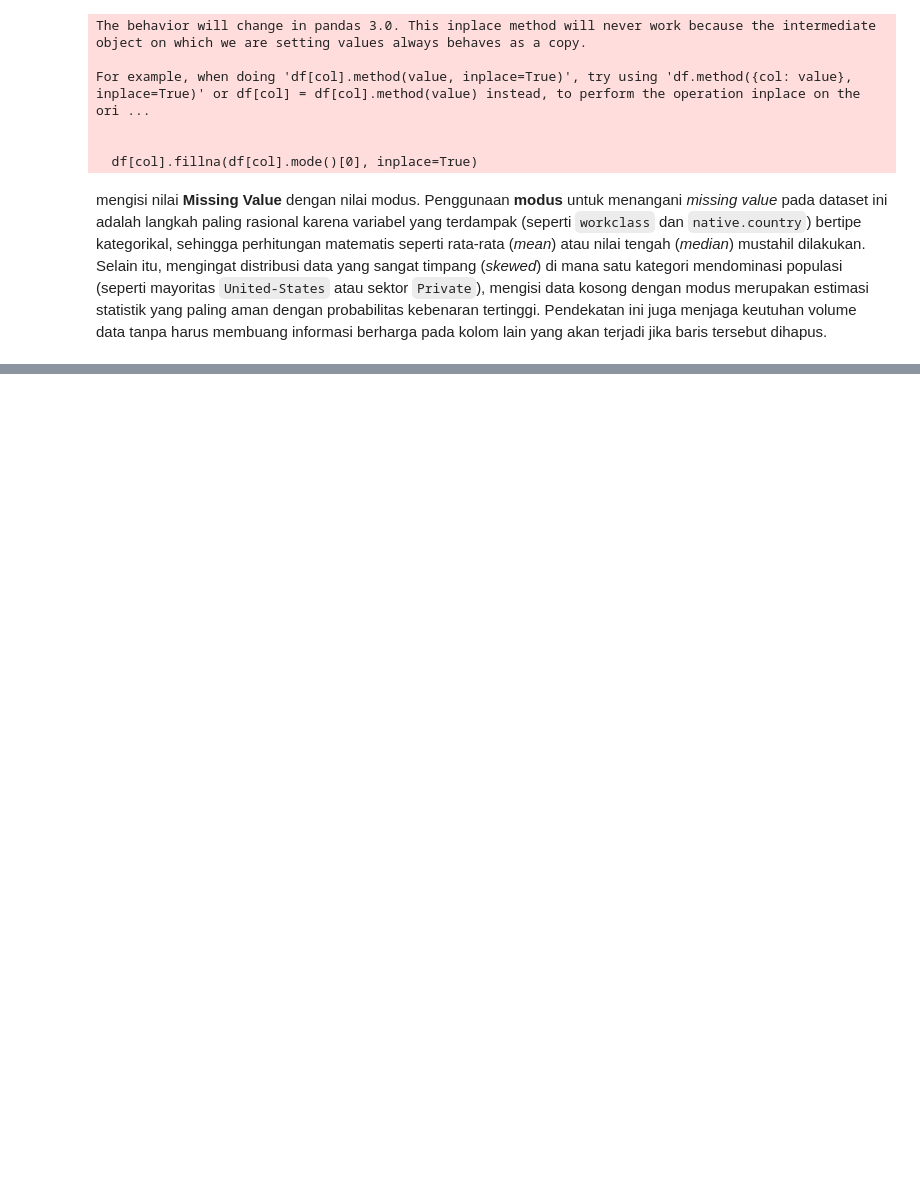
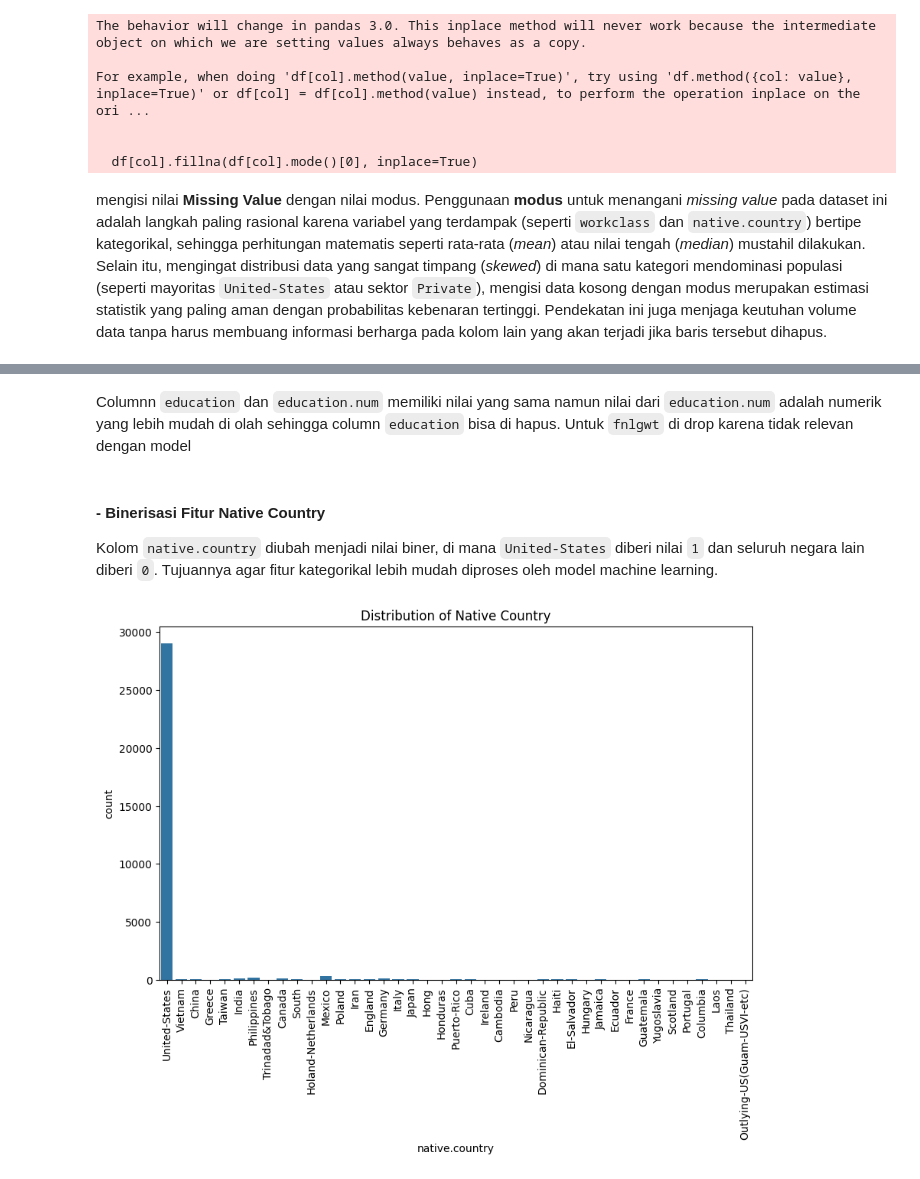
Before and after one commit to firmannaibaho/Tubes_PrakML, a Jupyter notebook: tubes.ipynb, the cells around one changed output, grey strips where cells are left out. Cells and saved outputs as stored; diff of their text form; code cells hidden in the pictures; blank space fills up the shorter version.

```diff
--- a/tubes.ipynb
+++ b/tubes.ipynb
@@ -192 +213,16 @@ Penerapan teknik **Binning** pada dataset ini dilakukan untuk alasan-alasan stat
+# %%
+df.drop(['fnlwgt','education'], axis=1, inplace=True)
+# %% [markdown]
+Columnn `education` dan `education.num` memiliki nilai yang sama namun nilai dari `education.num` adalah numerik yang lebih mudah di olah sehingga column `education` bisa di hapus. Untuk `fnlgwt` di drop karena tidak relevan dengan model
+# %% [markdown]
+#### - Binerisasi Fitur Native Country
+Kolom `native.country` diubah menjadi nilai biner, di mana `United-States` diberi nilai `1` dan seluruh negara lain diberi `0`. Tujuannya agar fitur kategorikal lebih mudah diproses oleh model machine learning.
+# %%
+figure = plt.figure(figsize=(10, 6))
+sns.countplot(data=df, x='native.country')
+plt.title('Distribution of Native Country')
+plt.xticks(rotation=90)
+plt.show()
+# %% [output]
+[figure, added]
 # %%
```
Also changed, not shown: parts of 72 cells of this notebook.
